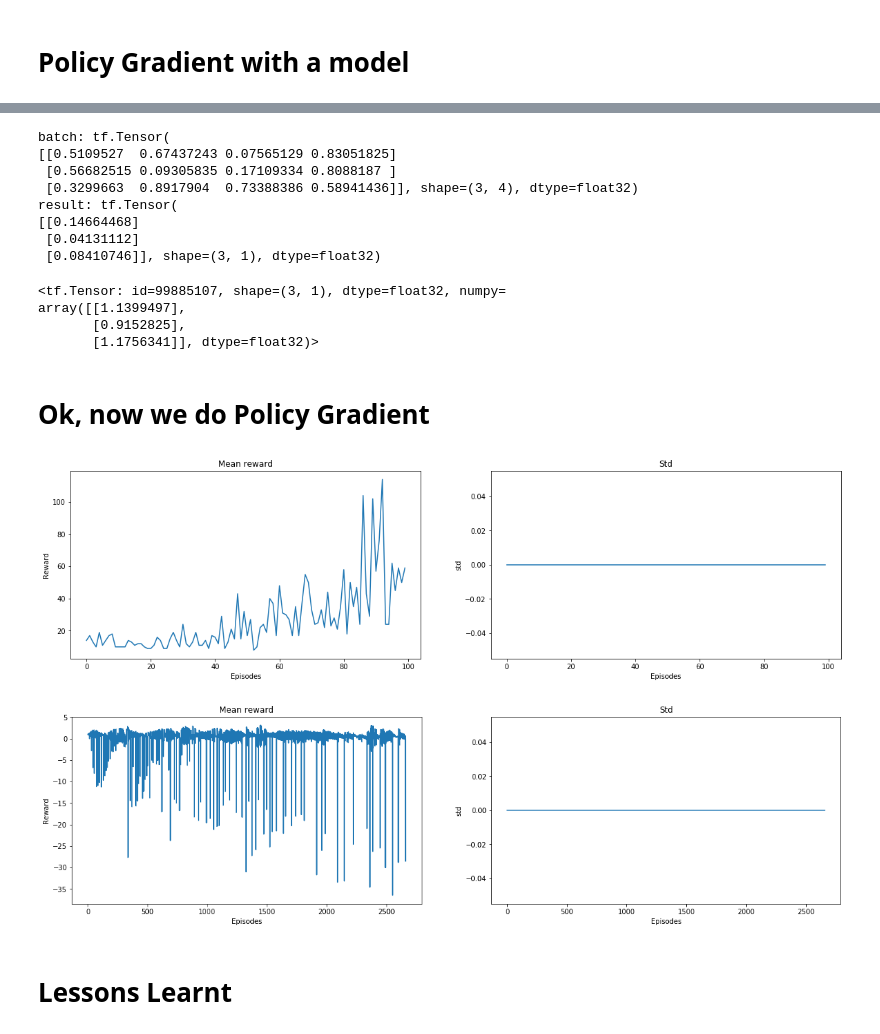
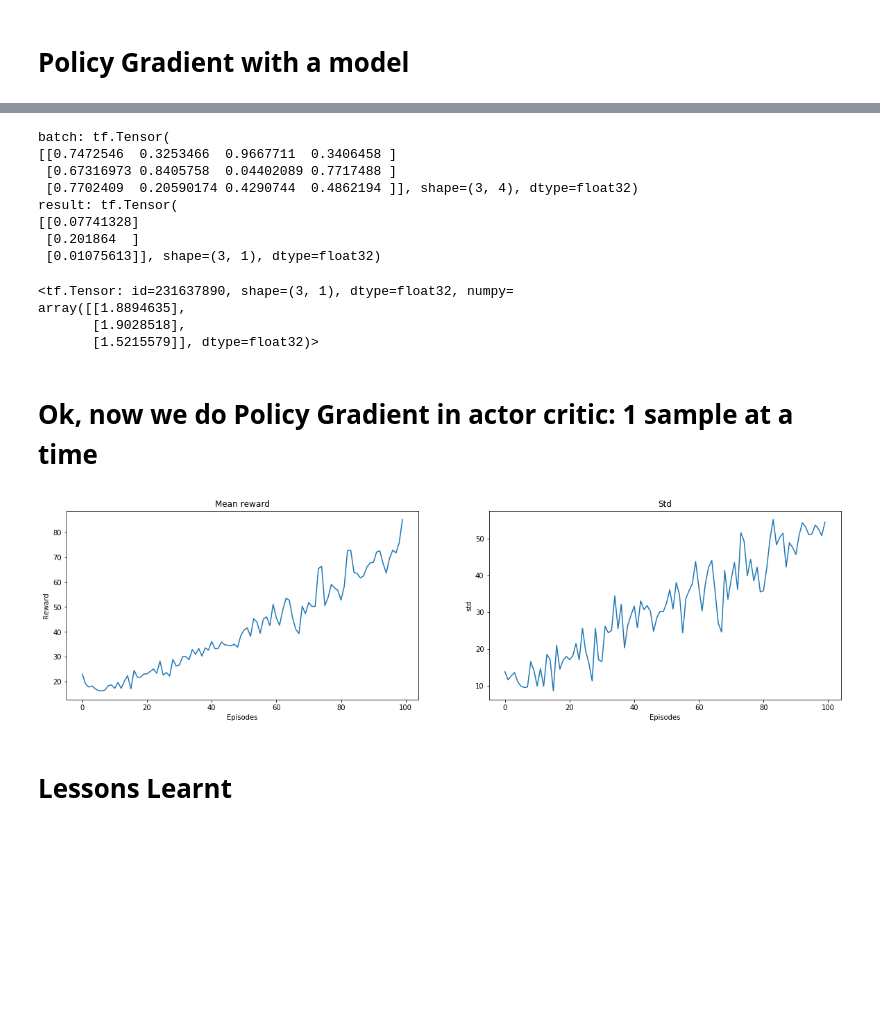
Before and after one commit to whathelll/Reinforcement-Learning, a Jupyter notebook: PolicyGradient/3-Cartpole_Actor_Critic.ipynb, the cells around one changed output, grey strips where cells are left out. Drawn from its saved outputs; the diff is of its cells as text; code cells hidden in the pictures; blank space fills up the shorter version.

```diff
--- a/PolicyGradient/3-Cartpole_Actor_Critic.ipynb
+++ b/PolicyGradient/3-Cartpole_Actor_Critic.ipynb
@@ -102,7 +102,7 @@ array([[0.4315049 , 0.5684951 ],
 class ValueModel(tf.keras.Model):
     def __init__(self):
         super(ValueModel, self).__init__()
-        self.dense1 = tf.keras.layers.Dense(units=32, activation=tf.nn.relu)
+        self.dense1 = tf.keras.layers.Dense(units=128, activation=tf.nn.relu)
         self.dense2 = tf.keras.layers.Dense(units=1)
 
     def call(self, inputs):
@@ -115,11 +115,12 @@ class ValueModel(tf.keras.Model):
     def loss(self, inputs, targets):
         y = self(inputs)
         loss = tf.losses.mean_squared_error(targets, y)
+#         loss = tf.squared_difference(targets, y)
         return loss
 
     def grad(self, inputs, targets):
         with tfe.GradientTape() as tape:
-            loss_value = tf.reduce_mean(self.loss(inputs, targets))
+            loss_value = self.loss(inputs, targets)
         return tape.gradient(loss_value, self.variables)
 
     def train(self, optimizer, inputs, targets):
@@ -142,7 +143,7 @@ num_epochs = 5
 
 for epoch in range(num_epochs):
 
-    y = tf.expand_dims(tf.constant([5, 5, 5], dtype="int32"), axis=1)
+    y = tf.expand_dims(tf.constant([5, 5, 5], dtype=tf.float32), axis=1)
 
     # Optimize the model
     model.train(optimizer, batch, y)
@@ -151,19 +152,19 @@ for epoch in range(num_epochs):
 model(batch)
 # %% [output]
 batch: tf.Tensor(
-[[0.5109527  0.67437243 0.07565129 0.83051825]
- [0.56682515 0.09305835 0.17109334 0.8088187 ]
- [0.3299663  0.8917904  0.73388386 0.58941436]], shape=(3, 4), dtype=float32)
+[[0.7472546  0.3253466  0.9667711  0.3406458 ]
+ [0.67316973 0.8405758  0.04402089 0.7717488 ]
+ [0.7702409  0.20590174 0.4290744  0.4862194 ]], shape=(3, 4), dtype=float32)
 result: tf.Tensor(
-[[0.14664468]
- [0.04131112]
- [0.08410746]], shape=(3, 1), dtype=float32)
+[[0.07741328]
+ [0.201864  ]
+ [0.01075613]], shape=(3, 1), dtype=float32)
-<tf.Tensor: id=99885107, shape=(3, 1), dtype=float32, numpy=
-array([[1.1399497],
-       [0.9152825],
-       [1.1756341]], dtype=float32)>
+<tf.Tensor: id=231637890, shape=(3, 1), dtype=float32, numpy=
+array([[1.8894635],
+       [1.9028518],
+       [1.5215579]], dtype=float32)>
 # %% [markdown]
-# Ok, now we do Policy Gradient
+# Ok, now we do Policy Gradient in actor critic: 1 sample at a time
 # %%
 class Agent():
     def __init__(self):
@@ -174,8 +175,8 @@ class Agent():
         self.model = LinearModel()
         self.value_model = ValueModel()
 #         self.memory = PolicyGradientMemory()
-        self.action_optimizer = tf.train.AdamOptimizer(learning_rate=0.01)
-        self.value_optimizer = tf.train.AdamOptimizer(learning_rate=0.01)
+        self.action_optimizer = tf.train.AdamOptimizer(learning_rate=0.02)
+        self.value_optimizer = tf.train.AdamOptimizer(learning_rate=0.02)
 
     def getAction(self, s):
         s = tf.convert_to_tensor([s])
@@ -204,9 +205,9 @@ class Agent():
                 v = self.value_model(s0)
                 v_prime = self.value_model(s1)
                 y = r + self.gamma * d * v_prime
+#                 print(y.numpy(), v.numpy())
                 td_loss = y - v
-#                 print(tf.reduce_max(td_loss).numpy())
-                self.episode_loss.append(tf.reduce_max(td_loss).numpy())
+
                 self.value_model.train(self.value_optimizer, s0, y)
                 self.model.train(self.action_optimizer, s0, a, td_loss)
 
@@ -214,40 +215,35 @@ class Agent():
 
                 steps += 1
                 if done:
                     break
 
             self.episode_durations.append(steps)
 
     def run(self):
         self.env = gym.make('CartPole-v0')
         s = self.env.reset()
         steps = 0
         while True:
             self.env.render()
             action = self.getAction(s)
             s_1, reward, done, info = self.env.step(action)
             s = s_1
             steps += 1
             if done:
                 print("Episode finished successfully after {} timesteps".format(steps))
                 break
         self.env.close()
 
 agent = Agent()
 
 reward_history = RewardHistory()
-loss_history = RewardHistory()
-for i in range(10):
+for i in range(50):
     agent = Agent()
     agent.train(100)
     reward_history.append(agent.episode_durations)
-    loss_history.append(agent.episode_loss)
-
 reward_history.plot()
-loss_history.plot()
 # %% [output]
-[figure, old version]
+[figure, new version]
-[figure, removed]
 # %%
 ###### learner.train(100, show_chart)
 for i in range(2):
```
Also changed, not shown: parts of 7 cells of this notebook, 2 other files.
